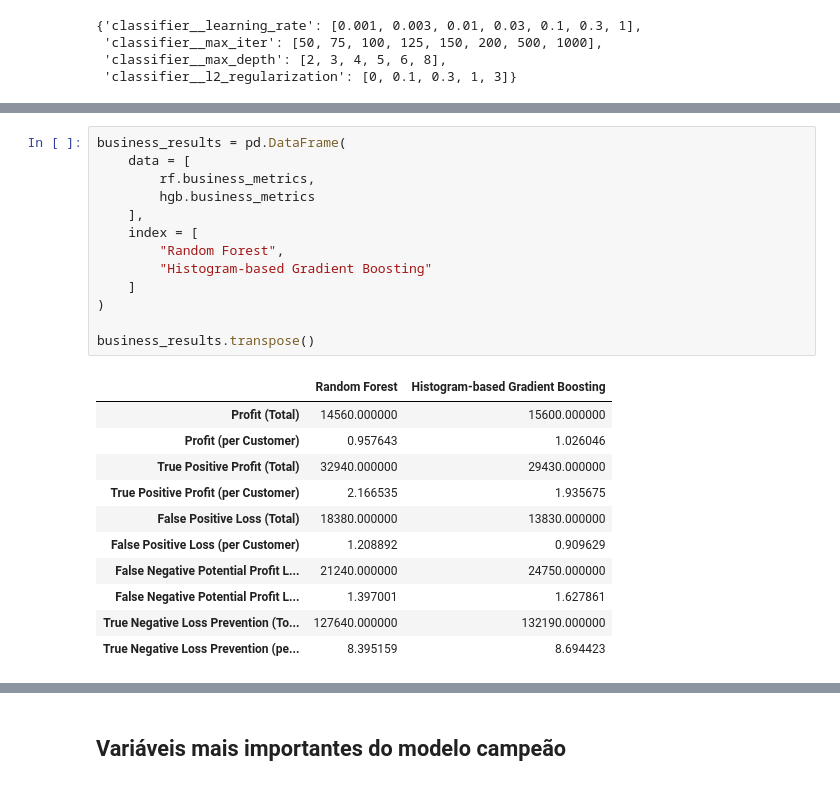
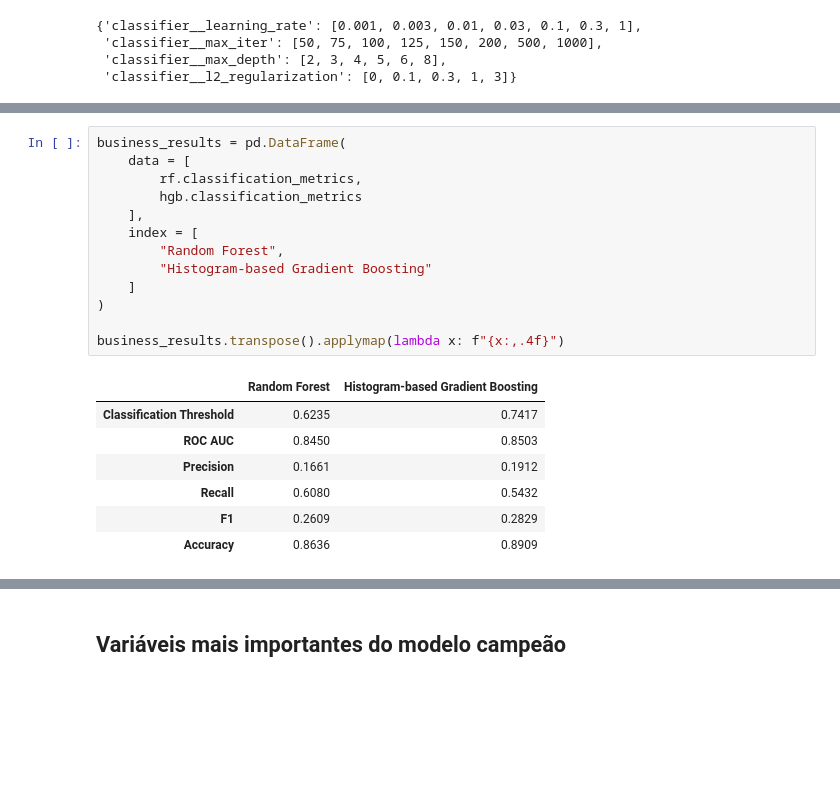
Before and after one commit to FelipeViacava/data-masters-case, a Jupyter notebook: 02-class.ipynb, the cells around one changed output, grey strips where cells are left out. Saved outputs shown, nothing was run; the diff lists cells and outputs as text; blank space fills up the shorter version.

```diff
--- a/02-class.ipynb
+++ b/02-class.ipynb
@@ -114,25 +136,21 @@ Após o treinamento dos dois modelos, temos o _Gradient Boosting_ por histograma
 # %%
 business_results = pd.DataFrame(
     data = [
-        rf.business_metrics,
-        hgb.business_metrics
+        rf.classification_metrics,
+        hgb.classification_metrics
     ],
     index = [
         "Random Forest",
         "Histogram-based Gradient Boosting"
     ]
 )
 
-business_results.transpose()
+business_results.transpose().applymap(lambda x: f"{x:,.4f}")
 # %% [output]
 |  | Random Forest | Histogram-based Gradient Boosting |
-| Profit (Total) | 14560.000000 | 15600.000000 |
-| Profit (per Customer) | 0.957643 | 1.026046 |
-| True Positive Profit (Total) | 32940.000000 | 29430.000000 |
-| True Positive Profit (per Customer) | 2.166535 | 1.935675 |
-| False Positive Loss (Total) | 18380.000000 | 13830.000000 |
-| False Positive Loss (per Customer) | 1.208892 | 0.909629 |
-| False Negative Potential Profit L... | 21240.000000 | 24750.000000 |
-| False Negative Potential Profit L... | 1.397001 | 1.627861 |
-| True Negative Loss Prevention (To... | 127640.000000 | 132190.000000 |
-| True Negative Loss Prevention (pe... | 8.395159 | 8.694423 |
+| Classification Threshold | 0.6235 | 0.7417 |
+| ROC AUC | 0.8450 | 0.8503 |
+| Precision | 0.1661 | 0.1912 |
+| Recall | 0.6080 | 0.5432 |
+| F1 | 0.2609 | 0.2829 |
+| Accuracy | 0.8636 | 0.8909 |
```
Also changed, not shown: parts of 9 cells of this notebook, 6 other files.
